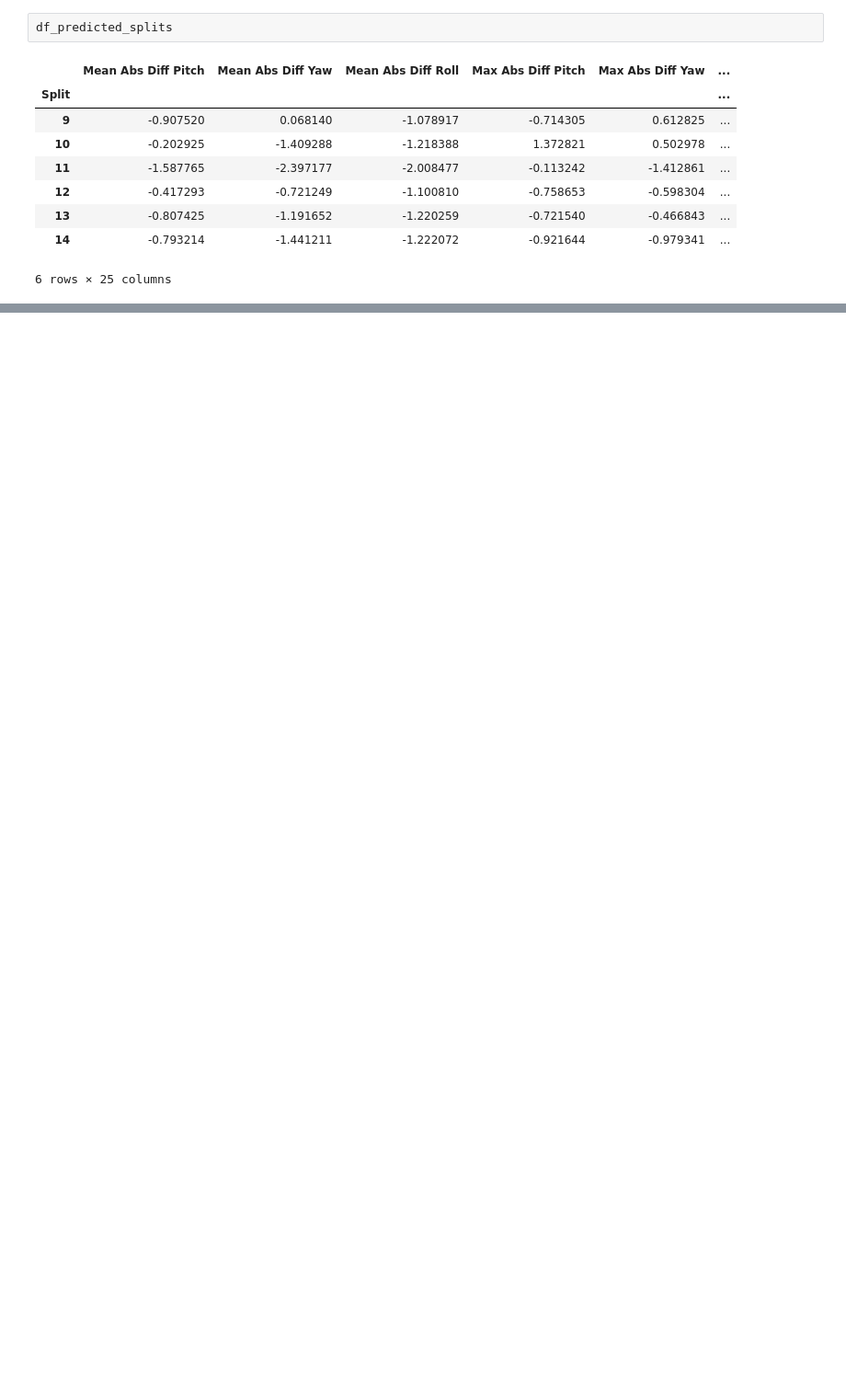
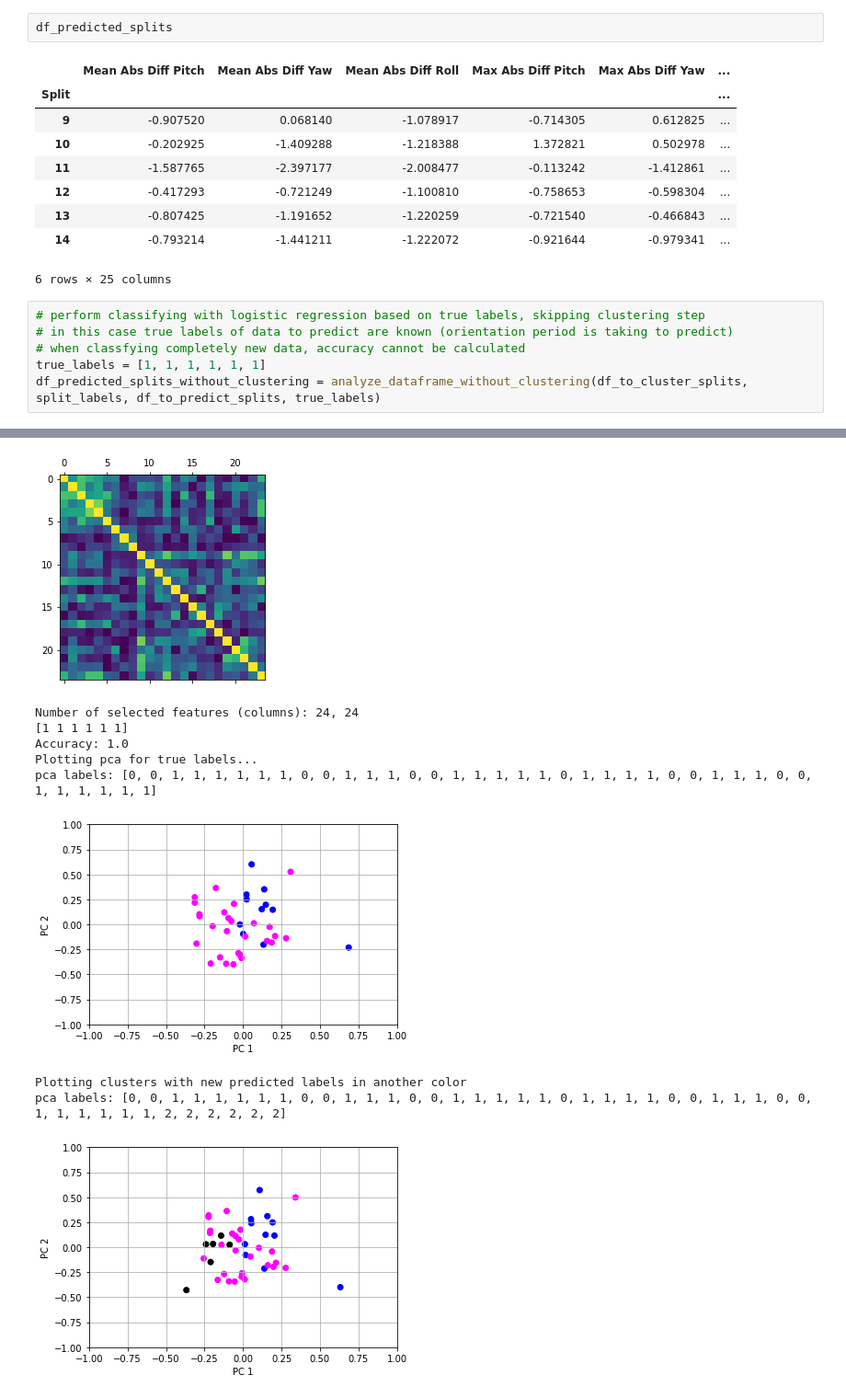
Before and after one commit to boku-ilen/darknet, a Jupyter notebook: _3DOFAnalysis/Study3DOFDataAnalysis_DemoData.ipynb, the cells around one changed output, grey strips where cells are left out. Shown at 92% size. Cells and saved outputs as stored; diff of their text form; blank space fills up the shorter version.

```diff
--- a/_3DOFAnalysis/Study3DOFDataAnalysis_DemoData.ipynb
+++ b/_3DOFAnalysis/Study3DOFDataAnalysis_DemoData.ipynb
@@ -827,3 +919,10 @@ df_predicted_splits
 | 13 | -0.807425 | -1.191652 | -1.220259 | -0.721540 | -0.466843 | ... |
 | 14 | -0.793214 | -1.441211 | -1.222072 | -0.921644 | -0.979341 | ... |
 6 rows × 25 columns
+# %%
+# perform classifying with logistic regression based on true labels, skipping clustering step
+# in this case true labels of data to predict are known (orientation period is taking to predict)
+# when classfying completely new data, accuracy cannot be calculated
+true_labels = [1, 1, 1, 1, 1, 1]
+df_predicted_splits_without_clustering = analyze_dataframe_without_clustering(df_to_cluster_splits, split_labels, df_to_predict_splits, true_labels)
+# %% [output]
@@ -829,0 +935,10 @@ df_predicted_splits
+[figure, added]
+Number of selected features (columns): 24, 24
+[1 1 1 1 1 1]
+Accuracy: 1.0
+Plotting pca for true labels...
+pca labels: [0, 0, 1, 1, 1, 1, 1, 1, 0, 0, 1, 1, 1, 0, 0, 1, 1, 1, 1, 1, 0, 1, 1, 1, 1, 0, 0, 1, 1, 1, 0, 0, 1, 1, 1, 1, 1, 1]
+[figure, added]
+Plotting clusters with new predicted labels in another color
+pca labels: [0, 0, 1, 1, 1, 1, 1, 1, 0, 0, 1, 1, 1, 0, 0, 1, 1, 1, 1, 1, 0, 1, 1, 1, 1, 0, 0, 1, 1, 1, 0, 0, 1, 1, 1, 1, 1, 1, 2, 2, 2, 2, 2, 2]
+[figure, added]
```
Also changed, not shown: parts of 12 cells of this notebook.
